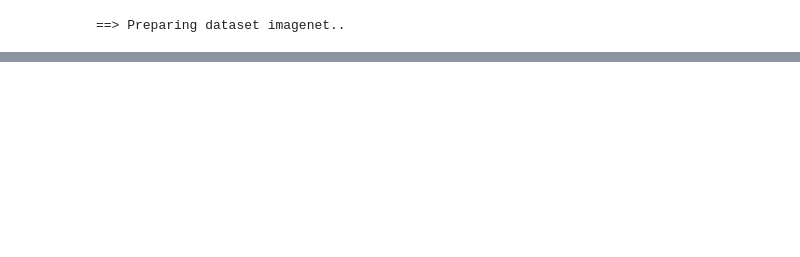
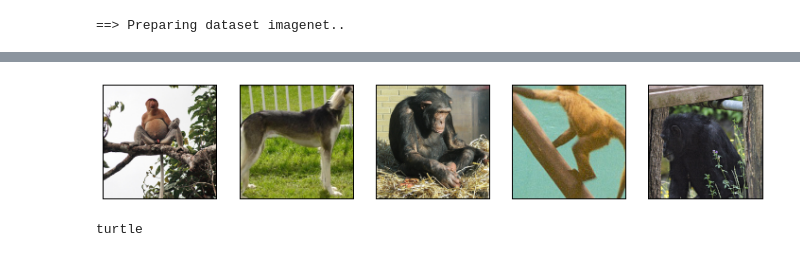
Before and after one commit to ShibaniSanturkar/IAP_InterpretabilityClass, a Jupyter notebook: gradients.ipynb, the cells around one changed output, grey strips where cells are left out. Cells and saved outputs as stored; diff of their text form; code cells hidden in the pictures; blank space fills up the shorter version.

```diff
--- a/gradients.ipynb
+++ b/gradients.ipynb
@@ -84,0 +137,15 @@ show_image_row([vis_tensor(sgrad)[:10]])
+# %%
+_, (img, targ) = next(enumerate(rin_loader))
+# %%
+show_image_row([img])
+# %% [output]
+[figure, added]
+# %%
+grad_loss = get_gradient(robust_model, img, targ)
+
+targ_class = 1
+print(CD[3])
+class_loss = class_loss_wrapper(3)
+grad_class = get_gradient(robust_model, img, targ, custom_loss=class_loss)
+# %% [output]
+turtle
```
Also changed, not shown: parts of 21 cells of this notebook.
